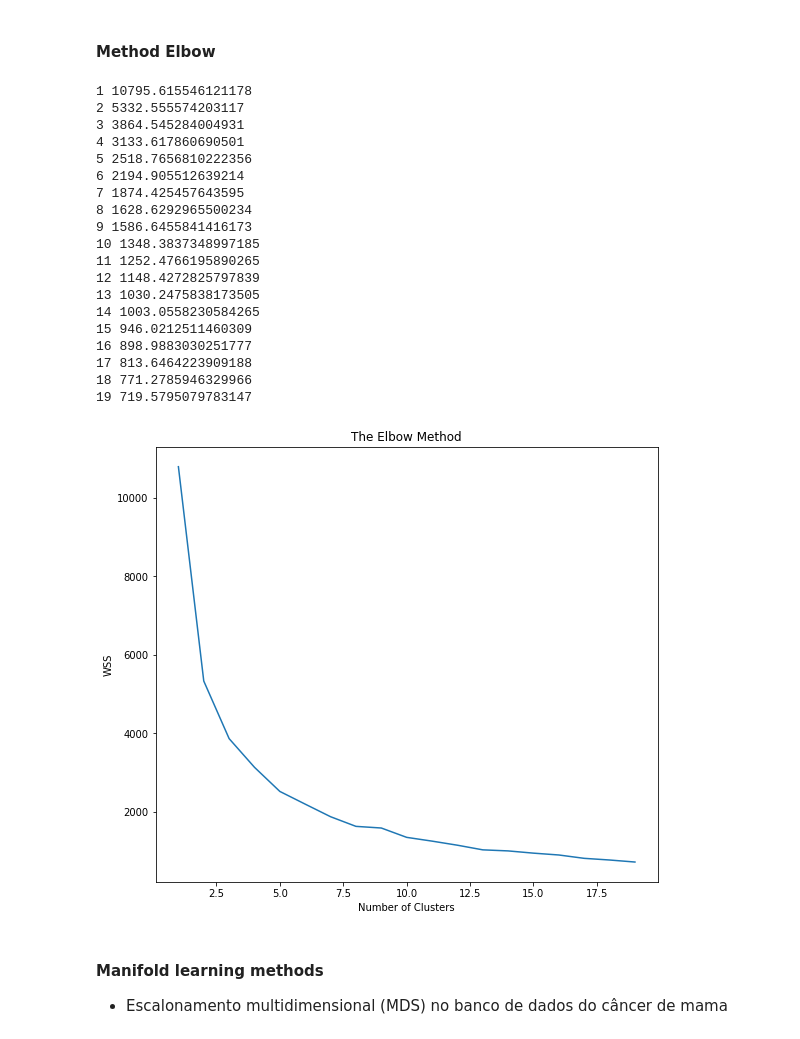
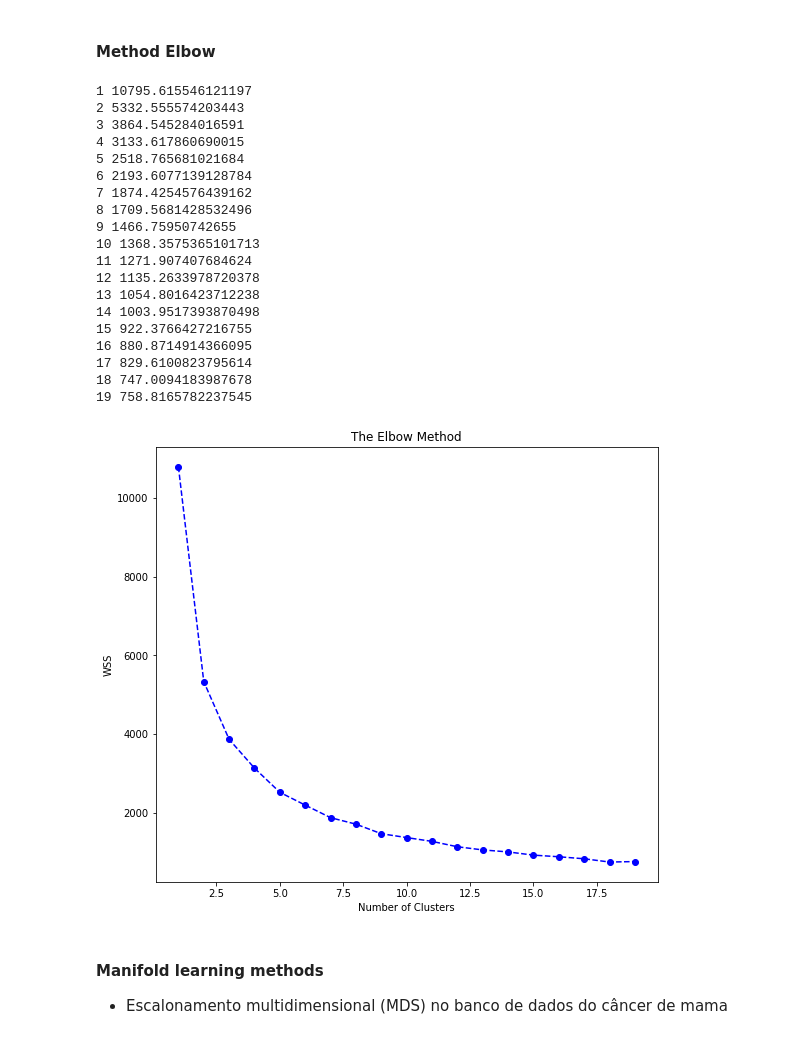
Before and after one commit to HenzoVz/Machine-Learning-With-Python, a Jupyter notebook: Aprendizagem não supervisionada/UnsupervisedLearning.ipynb, the cells around one changed output. Drawn from its saved outputs; the diff is of its cells as text; code cells hidden in the pictures.

```diff
--- a/Aprendizagem não supervisionada/UnsupervisedLearning.ipynb
+++ b/Aprendizagem não supervisionada/UnsupervisedLearning.ipynb
@@ -328,37 +328,37 @@ plt.show()
 # %%
 wcss = []
 
 for i in range(1, 20):
     kmeans = KMeans(n_clusters = i, init = 'random')
     kmeans.fit(principalDf_cancer)
     print(i,kmeans.inertia_)
     wcss.append(kmeans.inertia_)
-plt.plot(range(1, 20), wcss)
+plt.plot(range(1, 20), wcss,'--bo')
 plt.title('The Elbow Method')
 plt.xlabel('Number of Clusters')
 plt.ylabel('WSS') #within cluster sum of squares
 plt.show()
 # %% [output]
-1 10795.615546121178
-2 5332.555574203117
-3 3864.545284004931
-4 3133.617860690501
-5 2518.7656810222356
-6 2194.905512639214
-7 1874.425457643595
-8 1628.6292965500234
-9 1586.6455841416173
-10 1348.3837348997185
-11 1252.4766195890265
-12 1148.4272825797839
-13 1030.2475838173505
-14 1003.0558230584265
-15 946.0212511460309
-16 898.9883030251777
-17 813.6464223909188
-18 771.2785946329966
-19 719.5795079783147
+1 10795.615546121197
+2 5332.555574203443
+3 3864.545284016591
+4 3133.617860690015
+5 2518.765681021684
+6 2193.6077139128784
+7 1874.4254576439162
+8 1709.5681428532496
+9 1466.75950742655
+10 1368.3575365101713
+11 1271.907407684624
+12 1135.2633978720378
+13 1054.8016423712238
+14 1003.9517393870498
+15 922.3766427216755
+16 880.8714914366095
+17 829.6100823795614
+18 747.0094183987678
+19 758.8165782237545
-[figure, old version]
+[figure, new version]
 # %% [markdown]
 #### Manifold learning methods
 * Escalonamento multidimensional (MDS) no banco de dados do câncer de mama
```
Also changed, not shown: parts of 15 cells of this notebook, 35 other files.
